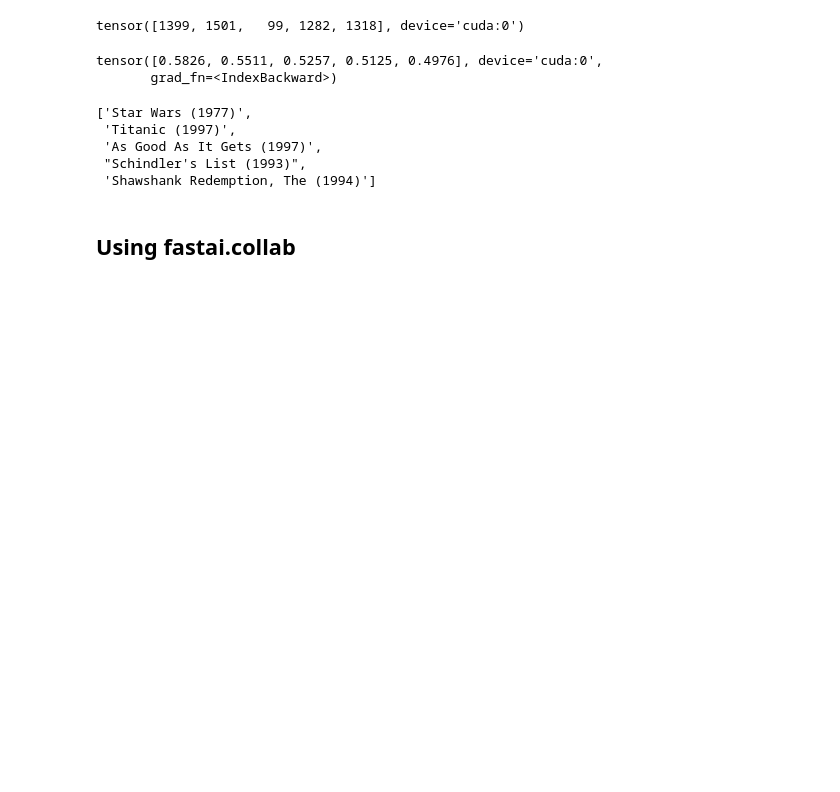
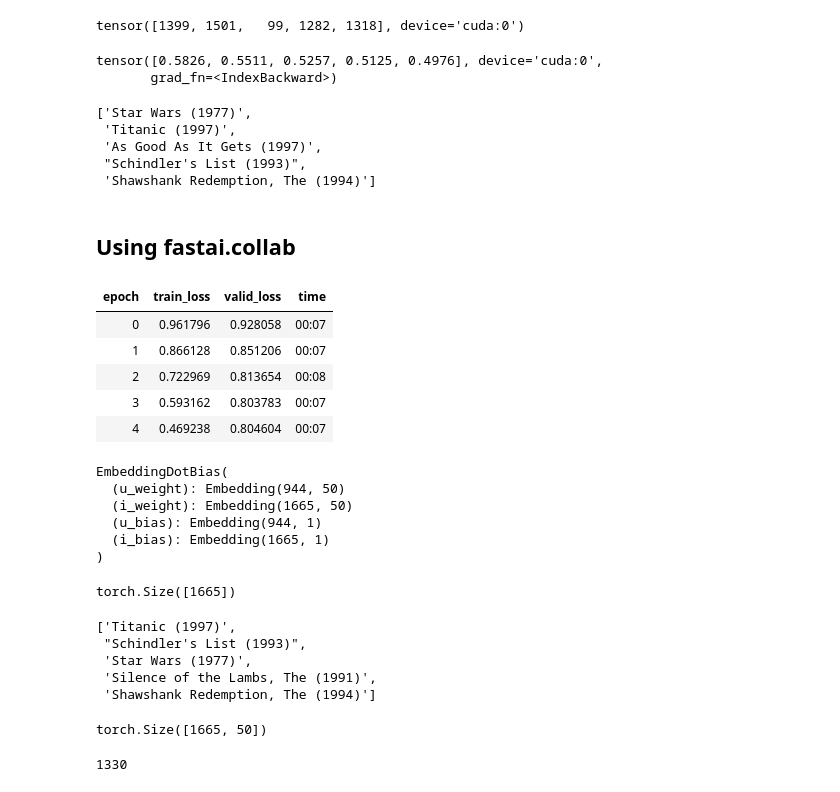
Before and after one commit to aidiary/fastbook, a Jupyter notebook: myworks/Chapter8.ipynb, the cells around one changed output. Cells and saved outputs as stored; diff of their text form; code cells hidden in the pictures; blank space fills up the shorter version.

```diff
--- a/myworks/Chapter8.ipynb
+++ b/myworks/Chapter8.ipynb
@@ -360,3 +360,46 @@ tensor([0.5826, 0.5511, 0.5257, 0.5125, 0.4976], device='cuda:0',
  'Shawshank Redemption, The (1994)']
 # %% [markdown]
 ## Using fastai.collab
+# %%
+learn = collab_learner(dls, n_factors=50, y_range=(0, 5.5))
+learn.fit_one_cycle(5, 5e-3, wd=0.1)
+# %% [output]
+| epoch | train_loss | valid_loss | time |
+| 0 | 0.961796 | 0.928058 | 00:07 |
+| 1 | 0.866128 | 0.851206 | 00:07 |
+| 2 | 0.722969 | 0.813654 | 00:08 |
+| 3 | 0.593162 | 0.803783 | 00:07 |
+| 4 | 0.469238 | 0.804604 | 00:07 |
+# %%
+learn.model
+# %% [output]
+EmbeddingDotBias(
+  (u_weight): Embedding(944, 50)
+  (i_weight): Embedding(1665, 50)
+  (u_bias): Embedding(944, 1)
+  (i_bias): Embedding(1665, 1)
+)
+# %%
+movie_bias = learn.model.i_bias.weight.squeeze()
+movie_bias.shape
+# %% [output]
+torch.Size([1665])
+# %%
+idxs = movie_bias.argsort(descending=True)[:5]
+[dls.classes['title'][i] for i in idxs]
+# %% [output]
+['Titanic (1997)',
+ "Schindler's List (1993)",
+ 'Star Wars (1977)',
+ 'Silence of the Lambs, The (1991)',
+ 'Shawshank Redemption, The (1994)']
+# %%
+movie_factors = learn.model.i_weight.weight
+movie_factors.shape
+# %% [output]
+torch.Size([1665, 50])
+# %%
+idx = dls.classes['title'].o2i['Silence of the Lambs, The (1991)']
+idx
+# %% [output]
+1330
```
Also changed, not shown: parts of 11 cells of this notebook.
